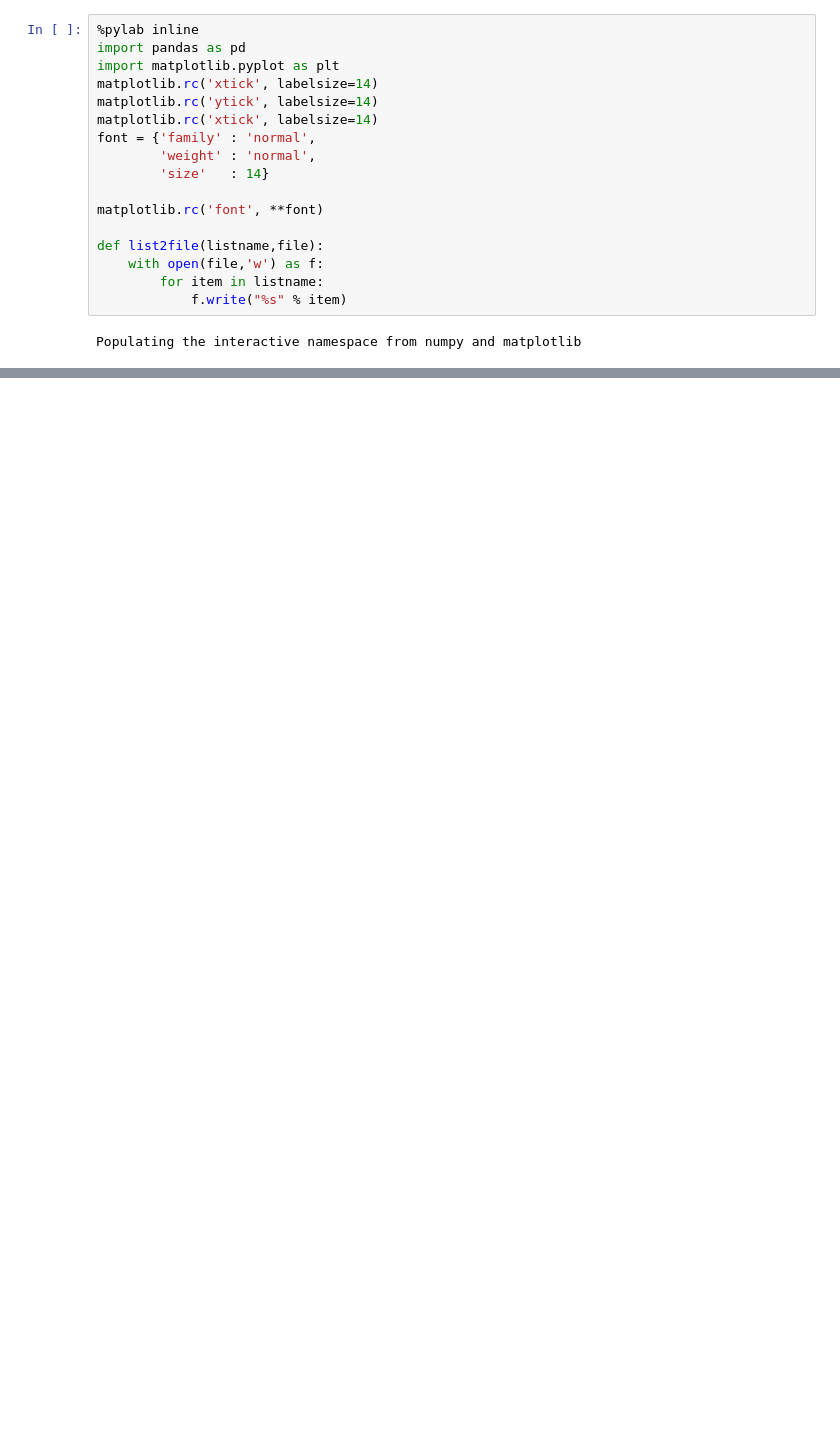
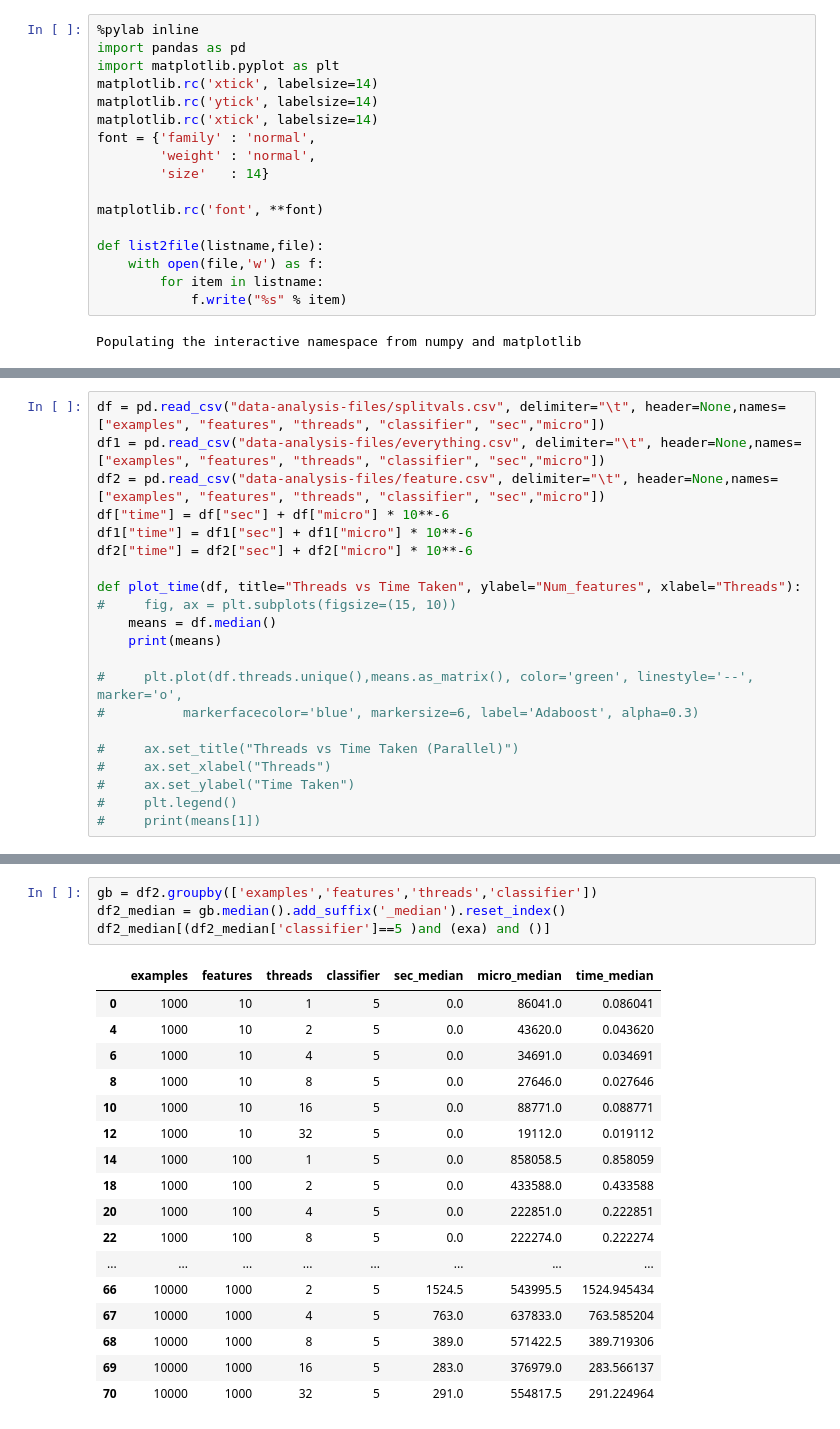
Before and after one commit to praateekmahajan/parallel-adaboost, a Jupyter notebook: data-analysis.ipynb, the cells around one changed output, grey strips where cells are left out. Cells and saved outputs as stored; diff of their text form; blank space fills up the shorter version.

```diff
--- a/data-analysis.ipynb
+++ b/data-analysis.ipynb
@@ -29,0 +34,21 @@ list2file(timings, 'data/output.csv')
+# %%
+df = pd.read_csv("data-analysis-files/splitvals.csv", delimiter="\t", header=None,names=["examples", "features", "threads", "classifier", "sec","micro"])
+df1 = pd.read_csv("data-analysis-files/everything.csv", delimiter="\t", header=None,names=["examples", "features", "threads", "classifier", "sec","micro"])
+df2 = pd.read_csv("data-analysis-files/feature.csv", delimiter="\t", header=None,names=["examples", "features", "threads", "classifier", "sec","micro"])
+df["time"] = df["sec"] + df["micro"] * 10**-6
+df1["time"] = df1["sec"] + df1["micro"] * 10**-6
+df2["time"] = df2["sec"] + df2["micro"] * 10**-6
+
+def plot_time(df, title="Threads vs Time Taken", ylabel="Num_features", xlabel="Threads"):
+#     fig, ax = plt.subplots(figsize=(15, 10))
+    means = df.median()
+    print(means)
+
+#     plt.plot(df.threads.unique(),means.as_matrix(), color='green', linestyle='--', marker='o',
+#          markerfacecolor='blue', markersize=6, label='Adaboost', alpha=0.3)
+
+#     ax.set_title("Threads vs Time Taken (Parallel)")
+#     ax.set_xlabel("Threads")
+#     ax.set_ylabel("Time Taken")
+#     plt.legend()
+#     print(means[1])
@@ -29,0 +85,22 @@ list2file(timings, 'data/output.csv')
+# %%
+gb = df2.groupby(['examples','features','threads','classifier'])
+df2_median = gb.median().add_suffix('_median').reset_index()
+df2_median[(df2_median['classifier']==5 )and (exa) and ()]
+# %% [output]
+|  | examples | features | threads | classifier | sec_median | micro_median | time_median |
+| 0 | 1000 | 10 | 1 | 5 | 0.0 | 86041.0 | 0.086041 |
+| 4 | 1000 | 10 | 2 | 5 | 0.0 | 43620.0 | 0.043620 |
+| 6 | 1000 | 10 | 4 | 5 | 0.0 | 34691.0 | 0.034691 |
+| 8 | 1000 | 10 | 8 | 5 | 0.0 | 27646.0 | 0.027646 |
+| 10 | 1000 | 10 | 16 | 5 | 0.0 | 88771.0 | 0.088771 |
+| 12 | 1000 | 10 | 32 | 5 | 0.0 | 19112.0 | 0.019112 |
+| 14 | 1000 | 100 | 1 | 5 | 0.0 | 858058.5 | 0.858059 |
+| 18 | 1000 | 100 | 2 | 5 | 0.0 | 433588.0 | 0.433588 |
+| 20 | 1000 | 100 | 4 | 5 | 0.0 | 222851.0 | 0.222851 |
+| 22 | 1000 | 100 | 8 | 5 | 0.0 | 222274.0 | 0.222274 |
+| ... | ... | ... | ... | ... | ... | ... | ... |
+| 66 | 10000 | 1000 | 2 | 5 | 1524.5 | 543995.5 | 1524.945434 |
+| 67 | 10000 | 1000 | 4 | 5 | 763.0 | 637833.0 | 763.585204 |
+| 68 | 10000 | 1000 | 8 | 5 | 389.0 | 571422.5 | 389.719306 |
+| 69 | 10000 | 1000 | 16 | 5 | 283.0 | 376979.0 | 283.566137 |
+| 70 | 10000 | 1000 | 32 | 5 | 291.0 | 554817.5 | 291.224964 |
```
Also changed, not shown: parts of 10 cells of this notebook, 9 other files.
